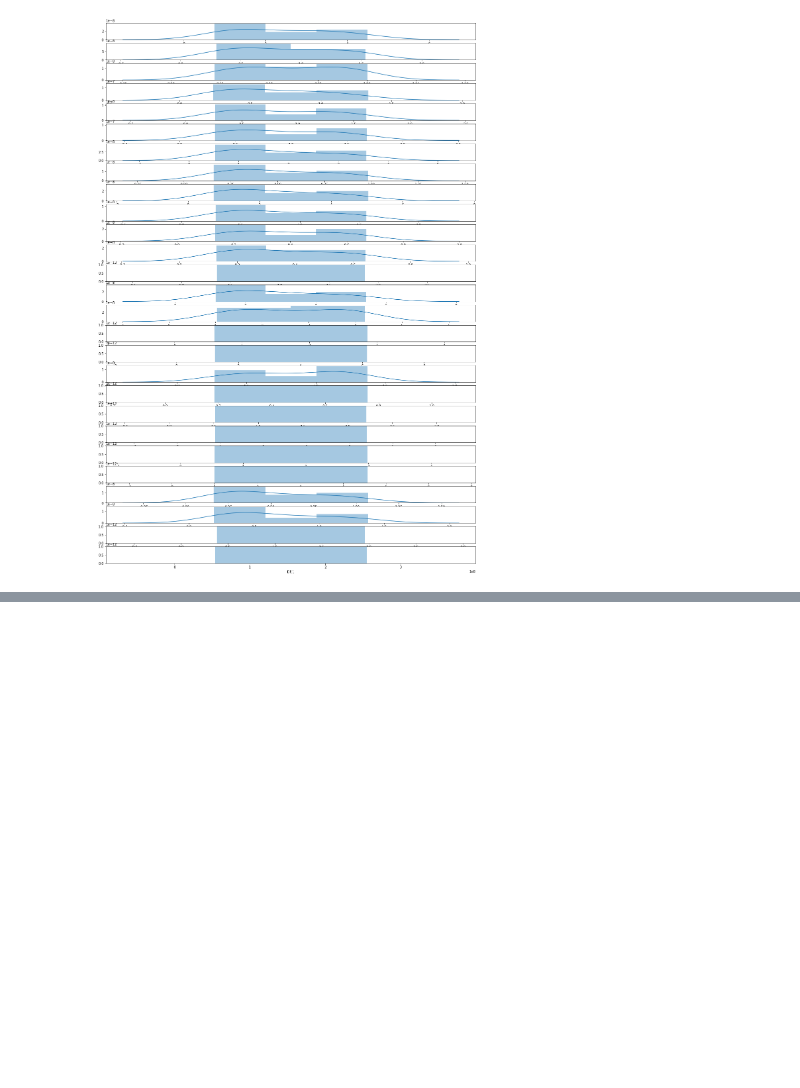
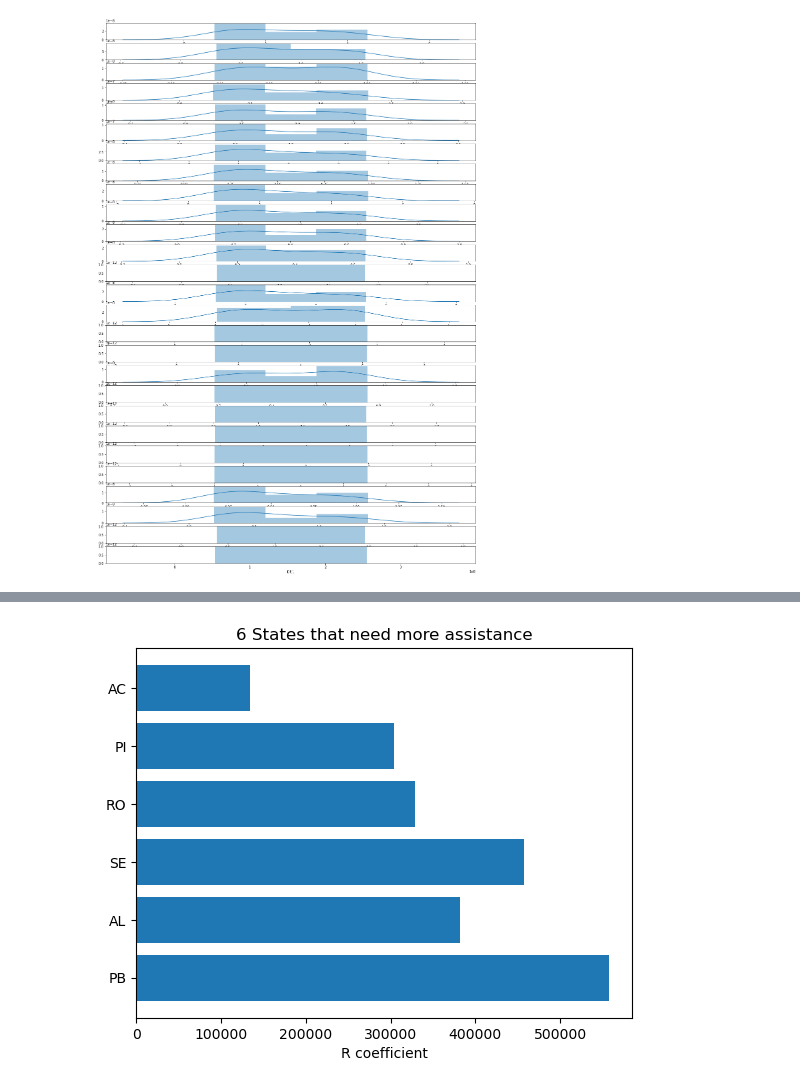
Before and after one commit to julianaeliseo/Brazil-s-states-socioeconomic-data-, a Jupyter notebook: Untitled.ipynb, the cells around one changed output, grey strips where cells are left out. Drawn from its saved outputs; the diff is of its cells as text; code cells hidden in the pictures; blank space fills up the shorter version.

```diff
--- a/Untitled.ipynb
+++ b/Untitled.ipynb
@@ -193,0 +294,6 @@ for i in enumerate(feature):
+# %%
+#I'll create a new variable R that will be the quocient between GDP and child mortality (PIB/TMI),
+#If the state happens to be in a better position it will show up as higher R value.
+fixedindex = ['RR','AC', 'AP', 'TO', 'PI', 'RO', 'SE', 'AL', 'PB','RN']
+top10_lowerPIB1 = top10_lowerPIB.set_index(pd.Index(fixedindex))
+top10_lowerPIB1
@@ -193,0 +354,14 @@ for i in enumerate(feature):
+# %%
+#R_AC =  x/y
+x = top10_lowerPIB1.loc['AC'][0]
+y = top10_TMI.loc['AC'][0]
+R_AC = x/y
+listwithx = []
+listwithy = []
+for value in listamatchedvalues:
+    x = top10_lowerPIB1.loc[value][0]
+    y = top10_TMI.loc[value][0]
+    listwithx.append(x)
+    listwithy.append(y)
+print(listwithx)
+print(listwithy)
@@ -193,0 +375,6 @@ for i in enumerate(feature):
+# %%
+listwithR = []
+R = 0
+for i in range (0,6):
+    R = listwithx[i]/listwithy[i]
+    listwithR.append(R)
@@ -193,0 +402,19 @@ for i in enumerate(feature):
+# %%
+import matplotlib.pyplot as plt
+import numpy as np
+
+
+plt.rcdefaults()
+fig, ax = plt.subplots()
+
+
+ax.barh(np.arange(len(listamatchedvalues)), listwithR, align='center')
+ax.set_yticks(np.arange(len(listamatchedvalues)))
+ax.set_yticklabels(listamatchedvalues)
+ax.invert_yaxis()
+ax.set_xlabel('R coefficient')
+ax.set_title('6 States that need more assistance')
+
+plt.show()
+# %% [output]
+[figure, added]
```
Also changed, not shown: parts of 14 cells of this notebook.
